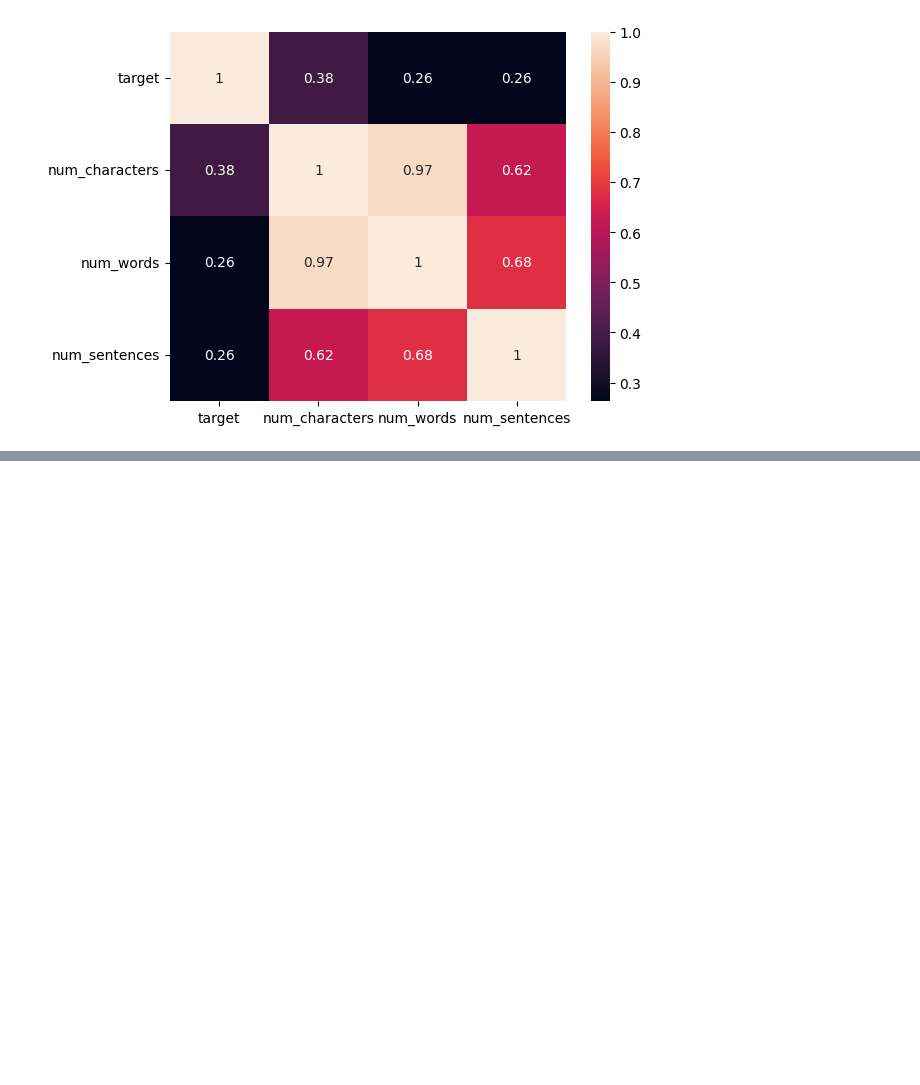
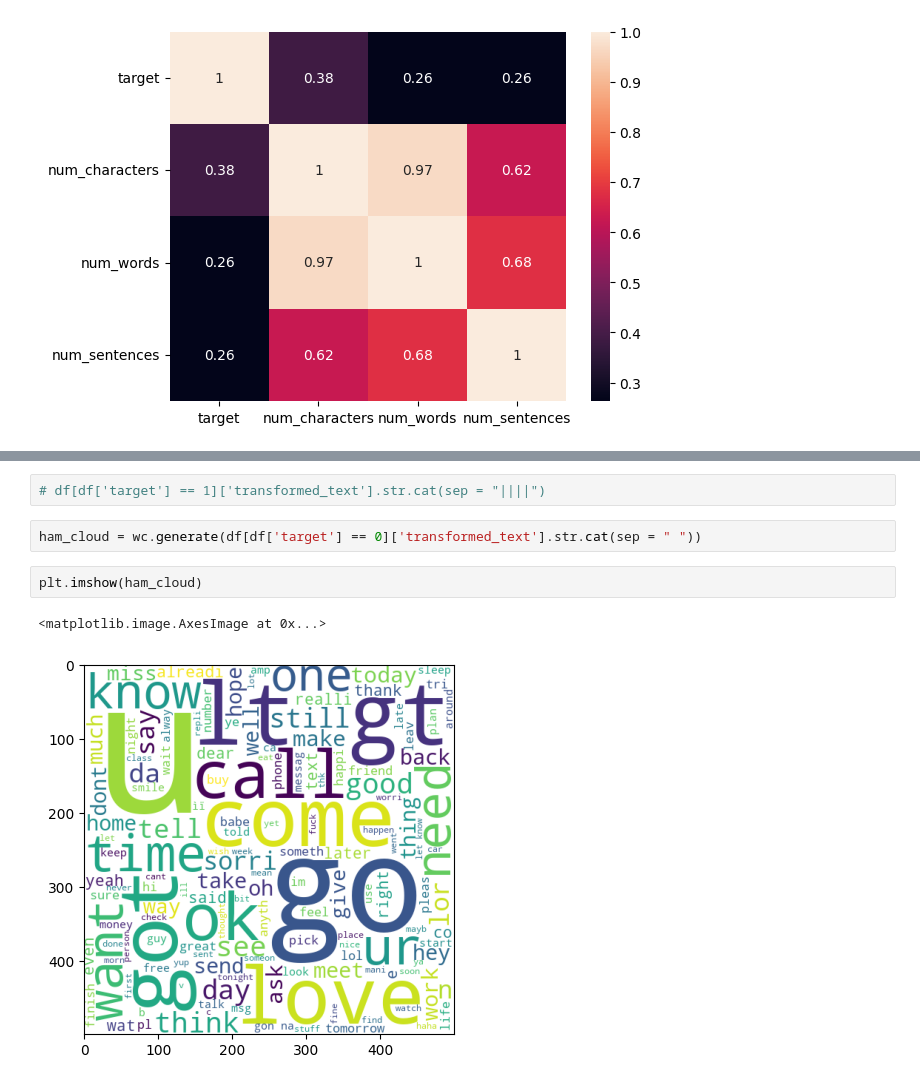
Before and after one commit to itzuditsharma/Sentiment-Analysis-Alexa, a Jupyter notebook: Email_Spam_Classification/process.ipynb, the cells around one changed output, grey strips where cells are left out. Saved outputs shown, nothing was run; the diff lists cells and outputs as text; blank space fills up the shorter version.

```diff
--- a/Email_Spam_Classification/process.ipynb
+++ b/Email_Spam_Classification/process.ipynb
@@ -265,0 +349,9 @@ sns.heatmap(df.corr(numeric_only=True), annot=True)
+# %%
+# df[df['target'] == 1]['transformed_text'].str.cat(sep = "||||")
+# %%
+ham_cloud = wc.generate(df[df['target'] == 0]['transformed_text'].str.cat(sep = " "))
+# %%
+plt.imshow(ham_cloud)
+# %% [output]
+<matplotlib.image.AxesImage at 0x...>
+[figure, added]
```
Also changed, not shown: parts of 29 cells of this notebook.
